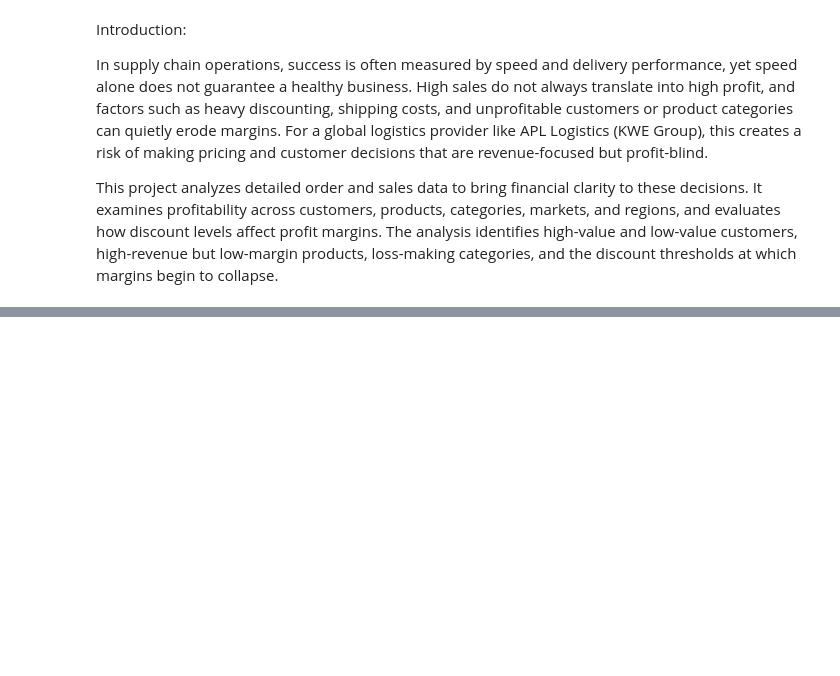
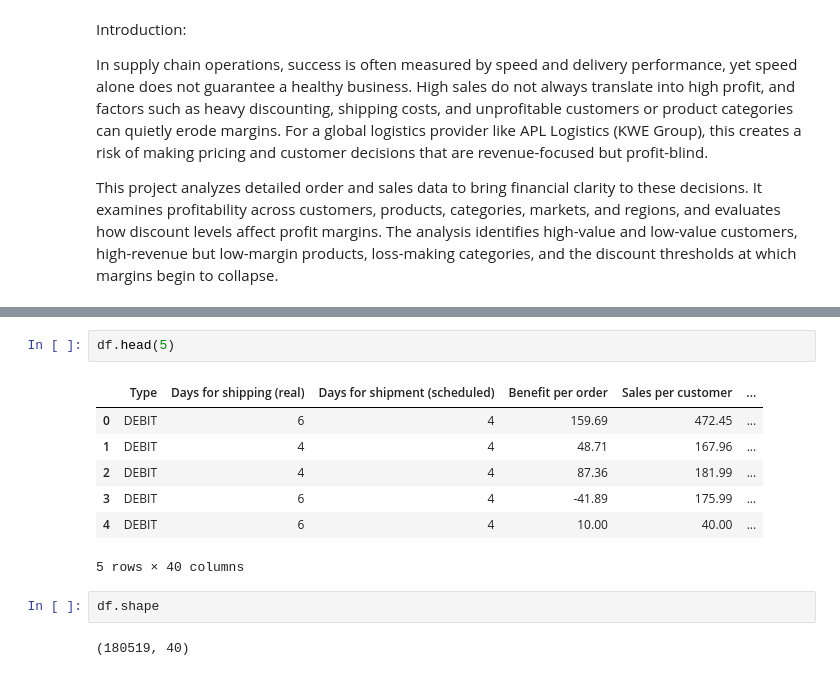
Before and after one commit to ramchandan2059-hue/Customer-Product-and-Profitability-Performance-Analysis, a Jupyter notebook: notebooks/Customer, Product, and Profitability Performance Analysis.ipynb, the cells around one changed output, grey strips where cells are left out. Cells and saved outputs as stored; diff of their text form; blank space fills up the shorter version.

```diff
--- a/notebooks/Customer, Product, and Profitability Performance Analysis.ipynb
+++ b/notebooks/Customer, Product, and Profitability Performance Analysis.ipynb
@@ -8,0 +40,14 @@ This project analyzes detailed order and sales data to bring financial clarity t
+# %%
+df.head(5)
+# %% [output]
+|  | Type | Days for shipping (real) | Days for shipment (scheduled) | Benefit per order | Sales per customer | ... |
+| 0 | DEBIT | 6 | 4 | 159.69 | 472.45 | ... |
+| 1 | DEBIT | 4 | 4 | 48.71 | 167.96 | ... |
+| 2 | DEBIT | 4 | 4 | 87.36 | 181.99 | ... |
+| 3 | DEBIT | 6 | 4 | -41.89 | 175.99 | ... |
+| 4 | DEBIT | 6 | 4 | 10.00 | 40.00 | ... |
+5 rows × 40 columns
+# %%
+df.shape
+# %% [output]
+(180519, 40)
```
Also changed, not shown: parts of 11 cells of this notebook, 4 other files.
